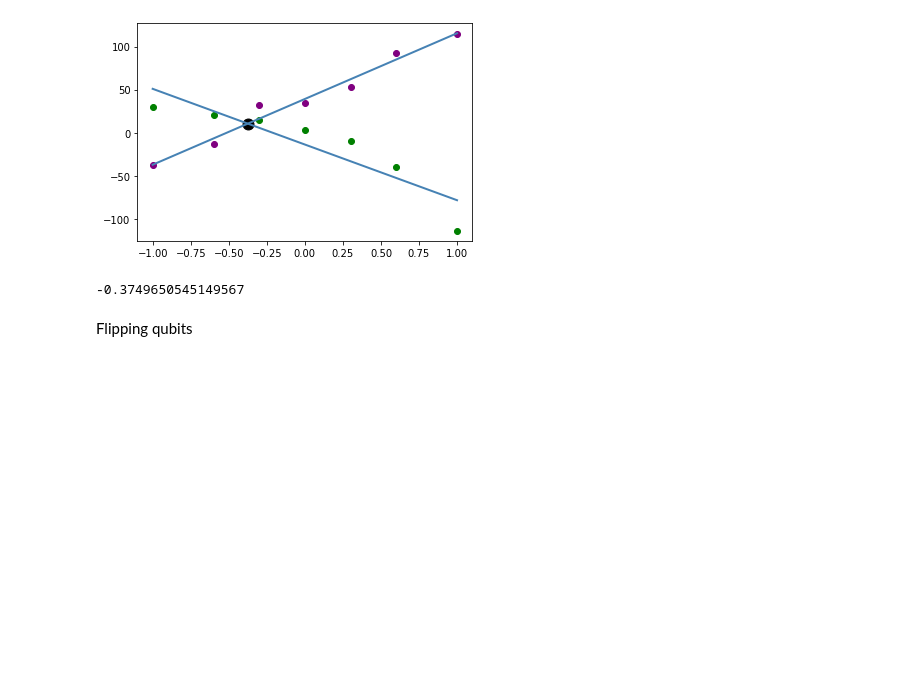
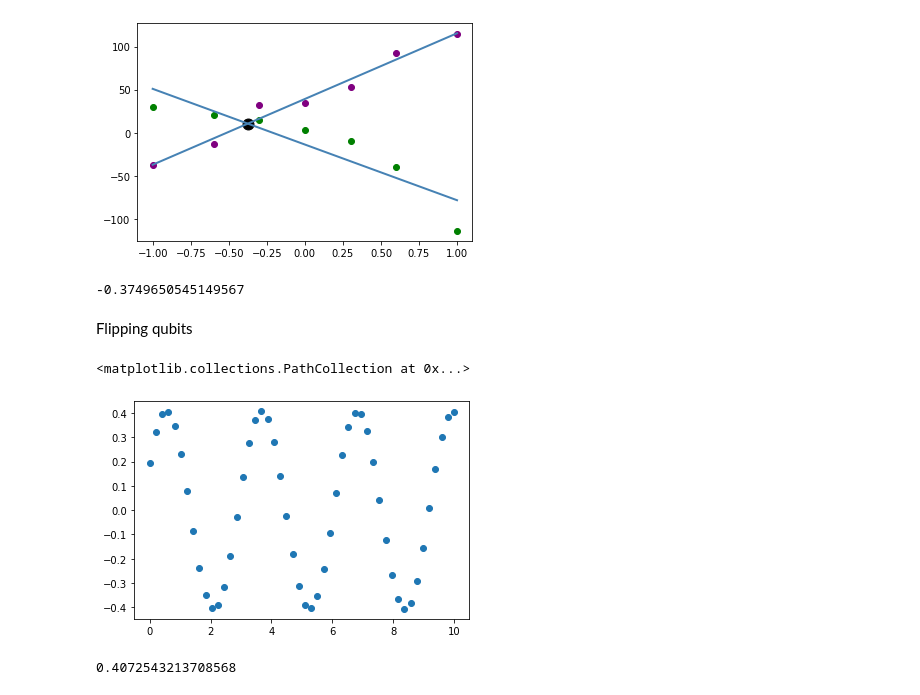
Before and after one commit to qiboteam/qibolab, a Jupyter notebook: examples/tii/diagnostics.ipynb, the cells around one changed output. Cells and saved outputs as stored; diff of their text form; code cells hidden in the pictures; blank space fills up the shorter version.

Commit message:
added fitting for flipping qubits method

```diff
--- a/examples/tii/diagnostics.ipynb
+++ b/examples/tii/diagnostics.ipynb
@@ -224,0 +226,23 @@ epsilon = ds.run_flipping(qubit)
+# %%
+#Code only for testing drag pulse beta parameter tunnig fitting
+import numpy as np
+import random
+
+# Seed the random number generator for reproducibility
+np.random.seed(0)
+x = np.linspace(0, 10, num=50)
+y = np.sin(2*x + 0.5) * random.random()
+
+# And plot it
+import matplotlib.pyplot as plt
+plt.figure(figsize=(6, 4))
+plt.scatter(x, y)
+# %% [output]
+<matplotlib.collections.PathCollection at 0x...>
+[figure, added]
+# %%
+from qibolab.calibration import fitting
+epsilon = fitting.flipping_fit(x, y)
+print(epsilon)
+# %% [output]
+0.4072543213708568
```
Also changed, not shown: parts of 3 cells of this notebook, 3 other files.
